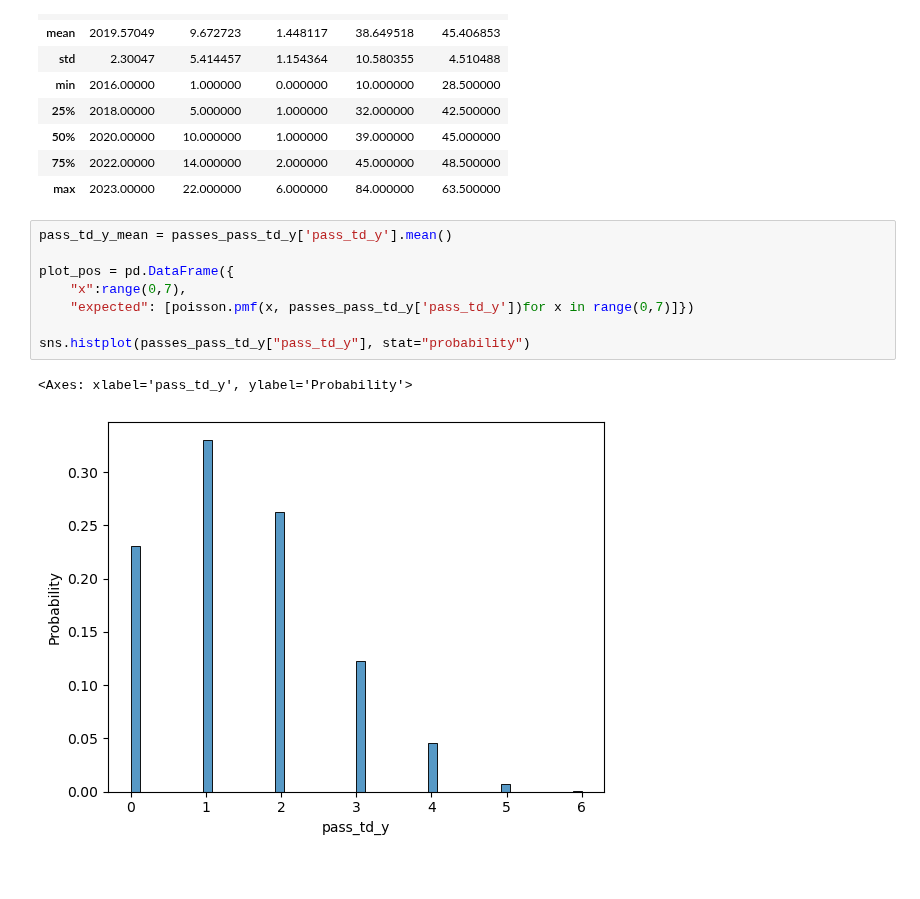
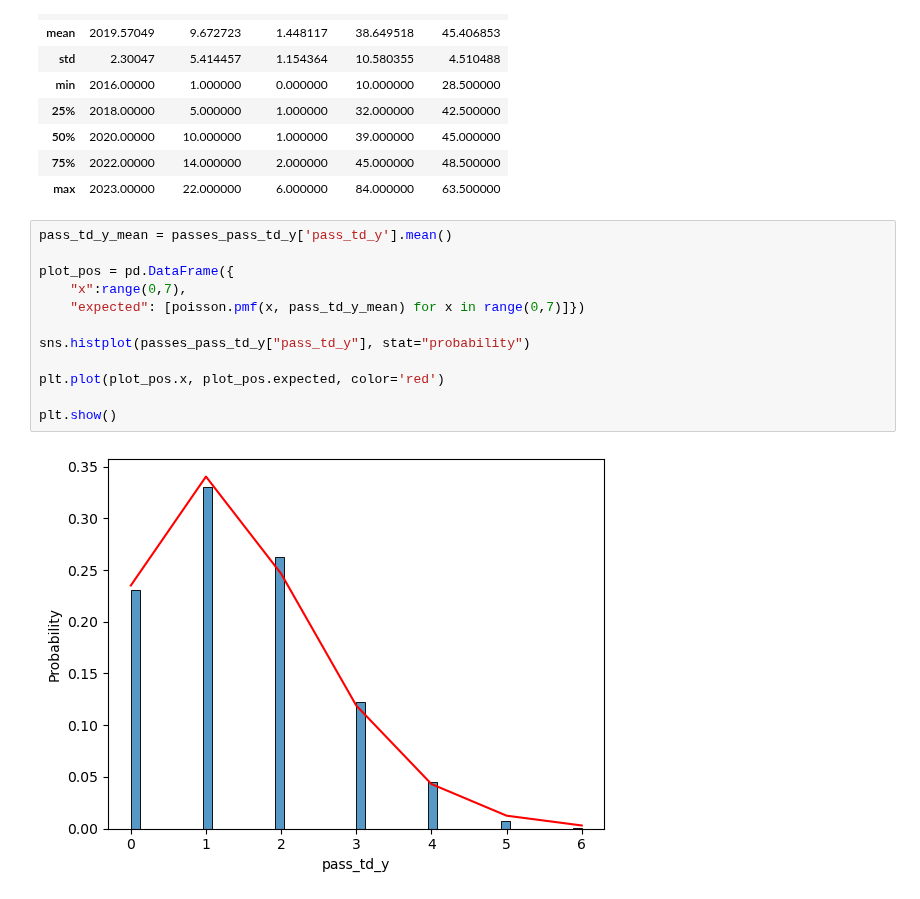
Before and after one commit to bhuggard/CheckTheCover, a Jupyter notebook: passou.ipynb, the cells around one changed output. Saved outputs shown, nothing was run; the diff lists cells and outputs as text; blank space fills up the shorter version.

Commit message:
update
poisson from textbook done, implement other type then go to monte carlo. need that

```diff
--- a/passou.ipynb
+++ b/passou.ipynb
@@ -80,11 +96,14 @@ passes_pass_td_y.describe()
 # %%
 pass_td_y_mean = passes_pass_td_y['pass_td_y'].mean()
 
 plot_pos = pd.DataFrame({
     "x":range(0,7),
-    "expected": [poisson.pmf(x, passes_pass_td_y['pass_td_y'])for x in range(0,7)]})
+    "expected": [poisson.pmf(x, pass_td_y_mean) for x in range(0,7)]})
 
 sns.histplot(passes_pass_td_y["pass_td_y"], stat="probability")
+
+plt.plot(plot_pos.x, plot_pos.expected, color='red')
+
+plt.show()
 # %% [output]
-<Axes: xlabel='pass_td_y', ylabel='Probability'>
-[figure, old version]
+[figure, new version]
```
Also changed, not shown: parts of 17 cells of this notebook, 1 other file.
